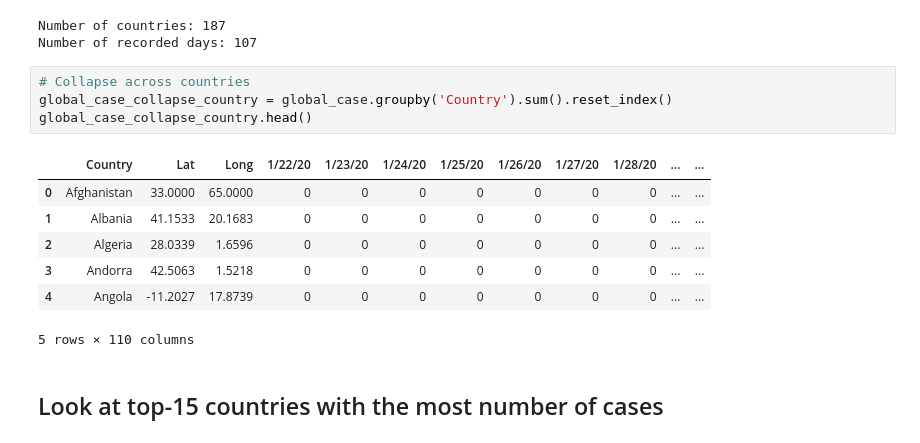
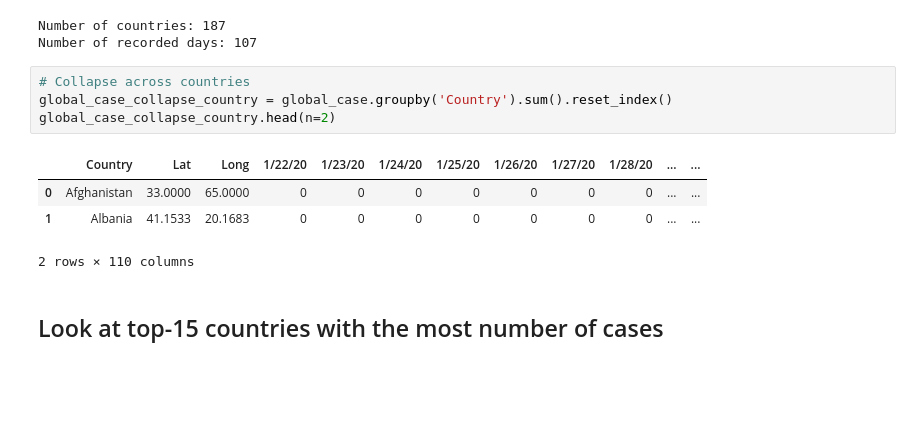
Before and after one commit to longluu/Covid19-EDA-visualization, a Jupyter notebook: EDA_global.ipynb, the cells around one changed output. Saved outputs shown, nothing was run; the diff lists cells and outputs as text; blank space fills up the shorter version.

```diff
--- a/EDA_global.ipynb
+++ b/EDA_global.ipynb
@@ -77,15 +71,12 @@ Number of recorded days: 107
 # %%
 # Collapse across countries
 global_case_collapse_country = global_case.groupby('Country').sum().reset_index()
-global_case_collapse_country.head()
+global_case_collapse_country.head(n=2)
 # %% [output]
 |  | Country | Lat | Long | 1/22/20 | 1/23/20 | 1/24/20 | 1/25/20 | 1/26/20 | 1/27/20 | 1/28/20 | ... | ... |
 | 0 | Afghanistan | 33.0000 | 65.0000 | 0 | 0 | 0 | 0 | 0 | 0 | 0 | ... | ... |
 | 1 | Albania | 41.1533 | 20.1683 | 0 | 0 | 0 | 0 | 0 | 0 | 0 | ... | ... |
-| 2 | Algeria | 28.0339 | 1.6596 | 0 | 0 | 0 | 0 | 0 | 0 | 0 | ... | ... |
-| 3 | Andorra | 42.5063 | 1.5218 | 0 | 0 | 0 | 0 | 0 | 0 | 0 | ... | ... |
-| 4 | Angola | -11.2027 | 17.8739 | 0 | 0 | 0 | 0 | 0 | 0 | 0 | ... | ... |
-5 rows × 110 columns
+2 rows × 110 columns
 # %% [markdown]
 ## Look at top-15 countries with the most number of cases
 # %%
```
Also changed, not shown: parts of 10 cells of this notebook, 2 other files.
